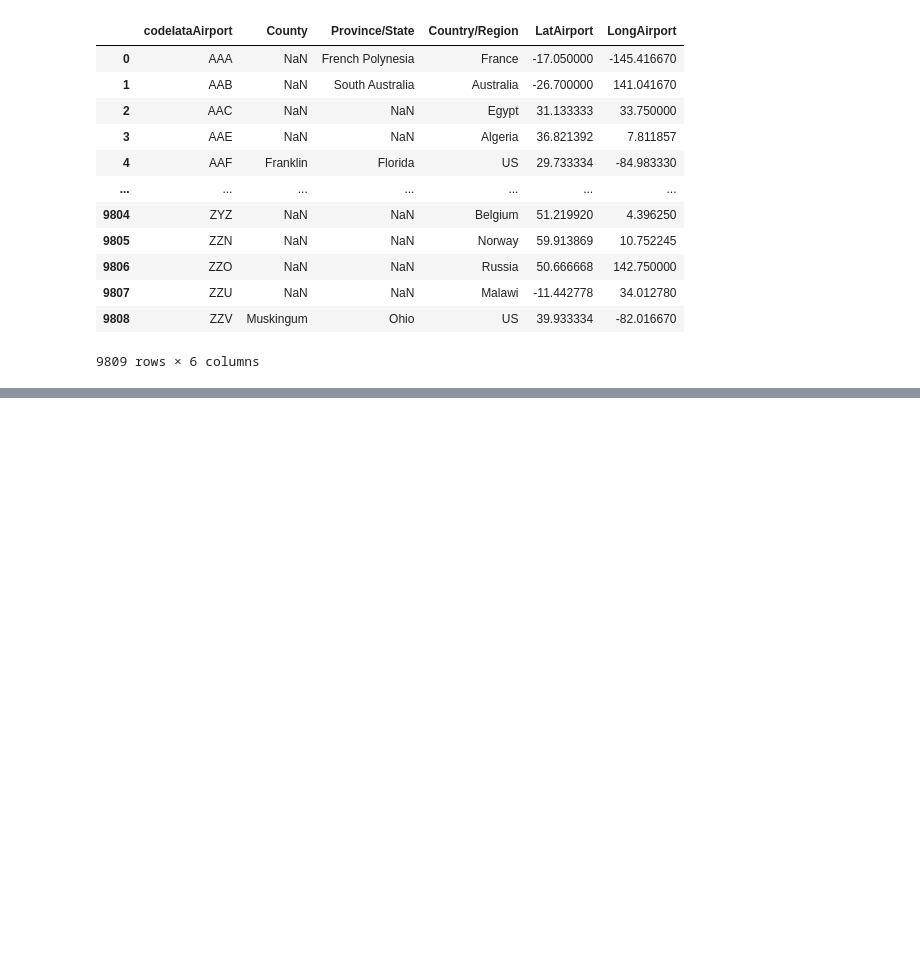
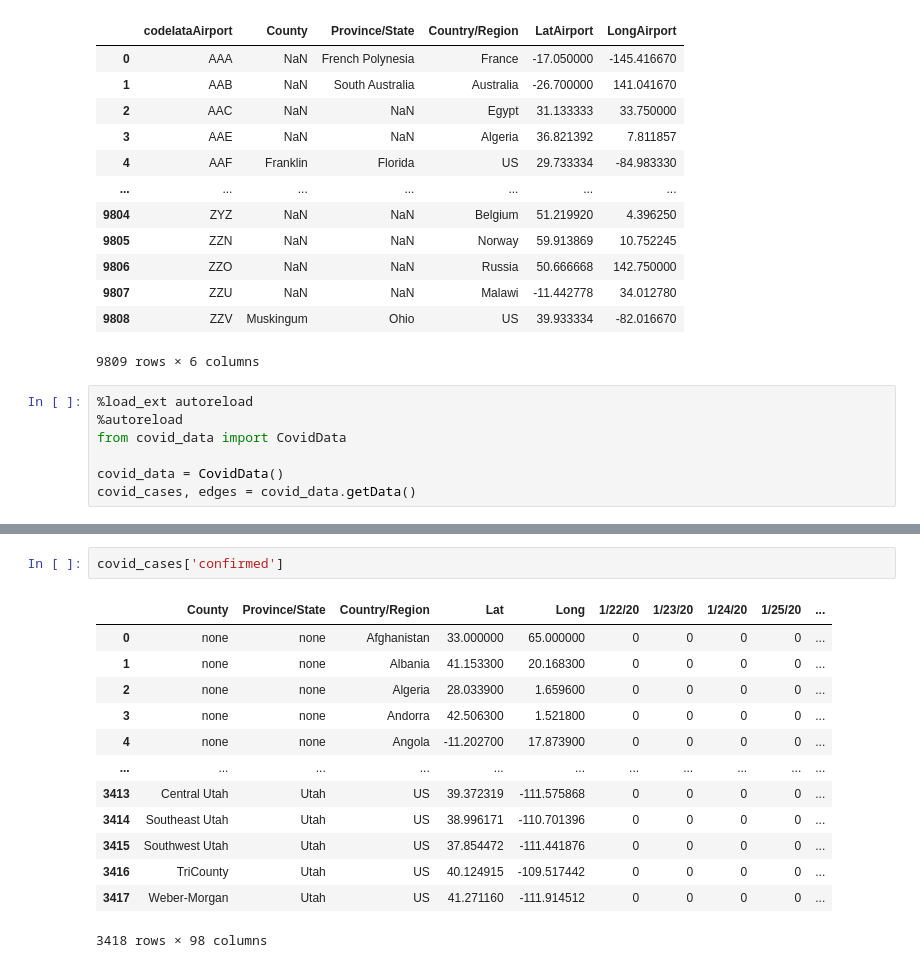
Before and after one commit to Ccamm/coronavirus_network, a Jupyter notebook: coronavirus_network.ipynb, the cells around one changed output, grey strips where cells are left out. Cells and saved outputs as stored; diff of their text form; blank space fills up the shorter version.

Commit message:
Completed wrapper for getting data about COVID and airplane routes between locations. TODO: automatically generate networkx graphs!

```diff
--- a/coronavirus_network.ipynb
+++ b/coronavirus_network.ipynb
@@ -267,3 +267,10 @@ See the caveats in the documentation: https://pandas.pydata.org/pandas-docs/stab
 | 9807 | ZZU | NaN | NaN | Malawi | -11.442778 | 34.012780 |
 | 9808 | ZZV | Muskingum | Ohio | US | 39.933334 | -82.016670 |
 9809 rows × 6 columns
+# %%
+%load_ext autoreload
+%autoreload
+from covid_data import CovidData
+
+covid_data = CovidData()
+covid_cases, edges = covid_data.getData()
@@ -269,0 +296,16 @@ See the caveats in the documentation: https://pandas.pydata.org/pandas-docs/stab
+# %%
+covid_cases['confirmed']
+# %% [output]
+|  | County | Province/State | Country/Region | Lat | Long | 1/22/20 | 1/23/20 | 1/24/20 | 1/25/20 | ... |
+| 0 | none | none | Afghanistan | 33.000000 | 65.000000 | 0 | 0 | 0 | 0 | ... |
+| 1 | none | none | Albania | 41.153300 | 20.168300 | 0 | 0 | 0 | 0 | ... |
+| 2 | none | none | Algeria | 28.033900 | 1.659600 | 0 | 0 | 0 | 0 | ... |
+| 3 | none | none | Andorra | 42.506300 | 1.521800 | 0 | 0 | 0 | 0 | ... |
+| 4 | none | none | Angola | -11.202700 | 17.873900 | 0 | 0 | 0 | 0 | ... |
+| ... | ... | ... | ... | ... | ... | ... | ... | ... | ... | ... |
+| 3413 | Central Utah | Utah | US | 39.372319 | -111.575868 | 0 | 0 | 0 | 0 | ... |
+| 3414 | Southeast Utah | Utah | US | 38.996171 | -110.701396 | 0 | 0 | 0 | 0 | ... |
+| 3415 | Southwest Utah | Utah | US | 37.854472 | -111.441876 | 0 | 0 | 0 | 0 | ... |
+| 3416 | TriCounty | Utah | US | 40.124915 | -109.517442 | 0 | 0 | 0 | 0 | ... |
+| 3417 | Weber-Morgan | Utah | US | 41.271160 | -111.914512 | 0 | 0 | 0 | 0 | ... |
+3418 rows × 98 columns
```
Also changed, not shown: parts of 2 cells of this notebook, 12 other files.
